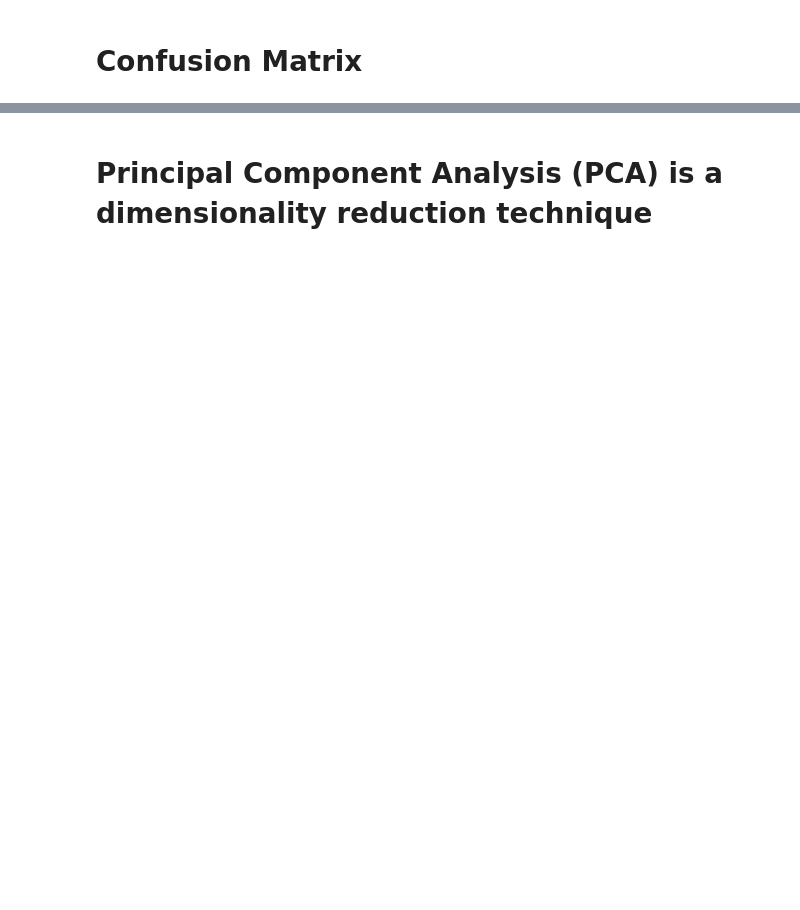
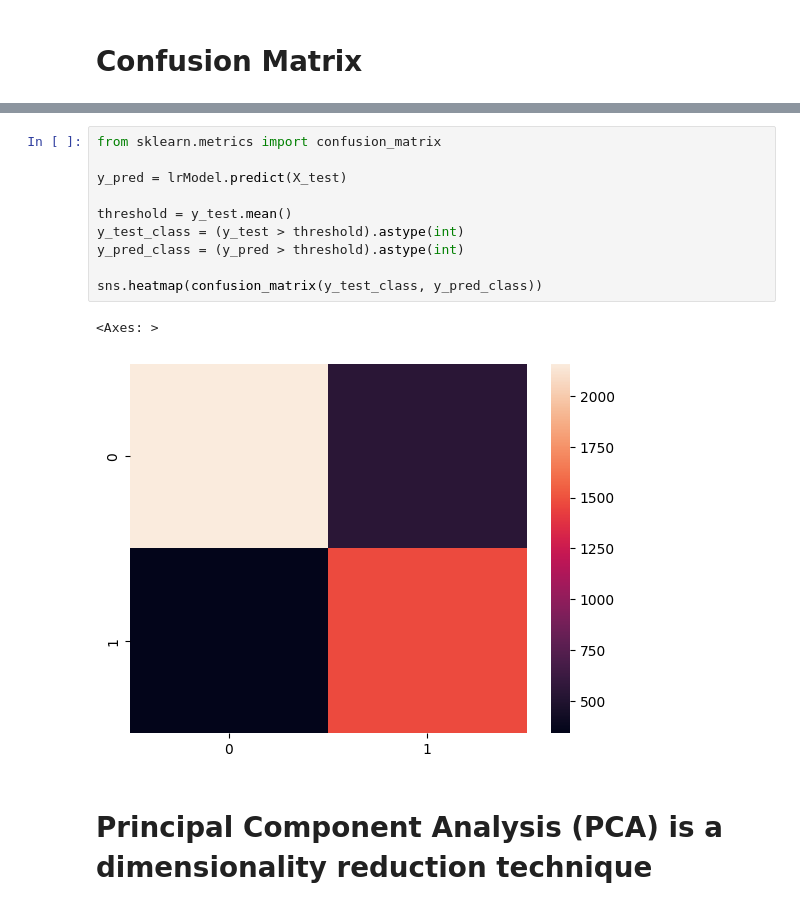
Before and after one commit to KKBUGHUNTER/Machine-Learning-Lab, a Jupyter notebook: Overall/Linear Regression/Linear Regression.ipynb, the cells around one changed output, grey strips where cells are left out. Cells and saved outputs as stored; diff of their text form; blank space fills up the shorter version.

```diff
--- a/Overall/Linear Regression/Linear Regression.ipynb
+++ b/Overall/Linear Regression/Linear Regression.ipynb
@@ -185,3 +243,16 @@ ConfusionMatrix(linearRegression, X_train, X_test, y_train, y_test)
+# %%
+from sklearn.metrics import confusion_matrix
+
+y_pred = lrModel.predict(X_test)
+
+threshold = y_test.mean()
+y_test_class = (y_test > threshold).astype(int)
+y_pred_class = (y_pred > threshold).astype(int)
+
+sns.heatmap(confusion_matrix(y_test_class, y_pred_class))
+# %% [output]
+<Axes: >
+[figure, added]
 # %% [markdown]
 # Principal Component Analysis (PCA) is a dimensionality reduction technique
 # %%
```
Also changed, not shown: parts of 15 cells of this notebook, 1 other file.
